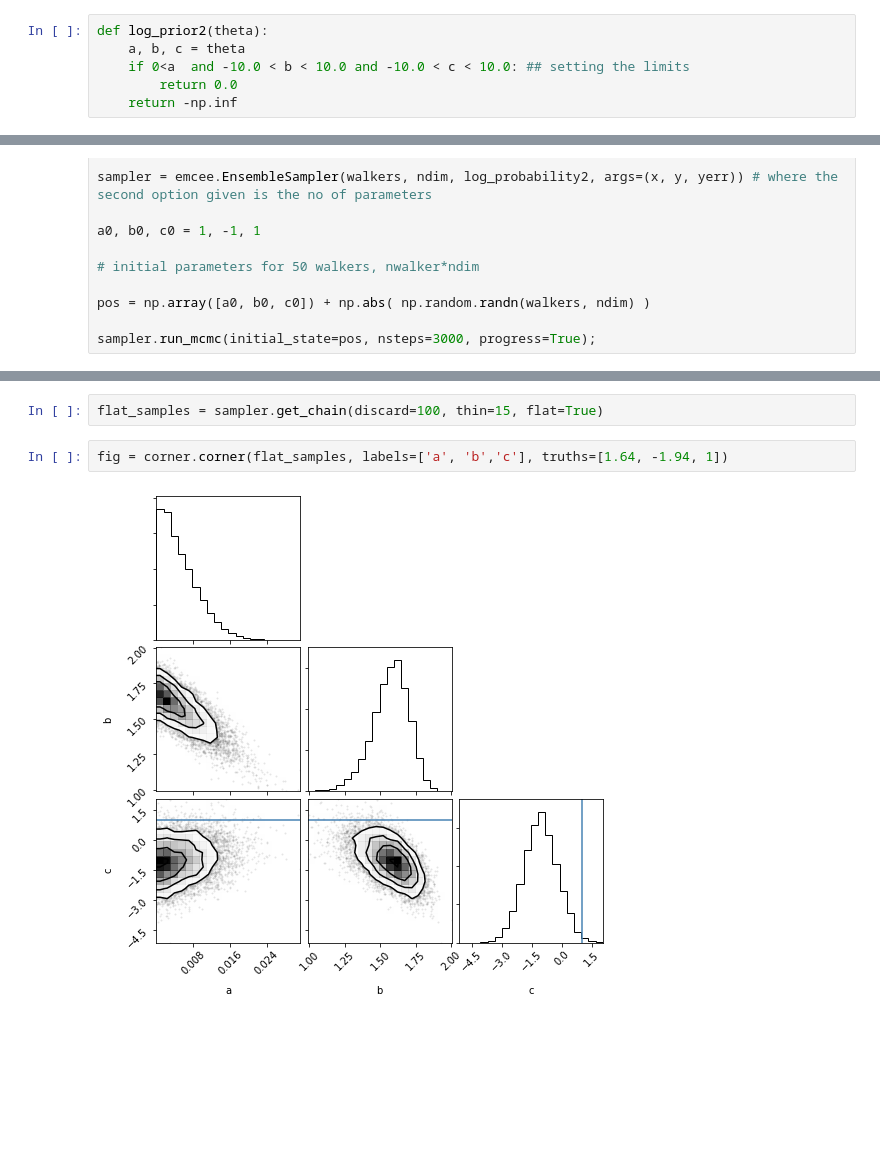
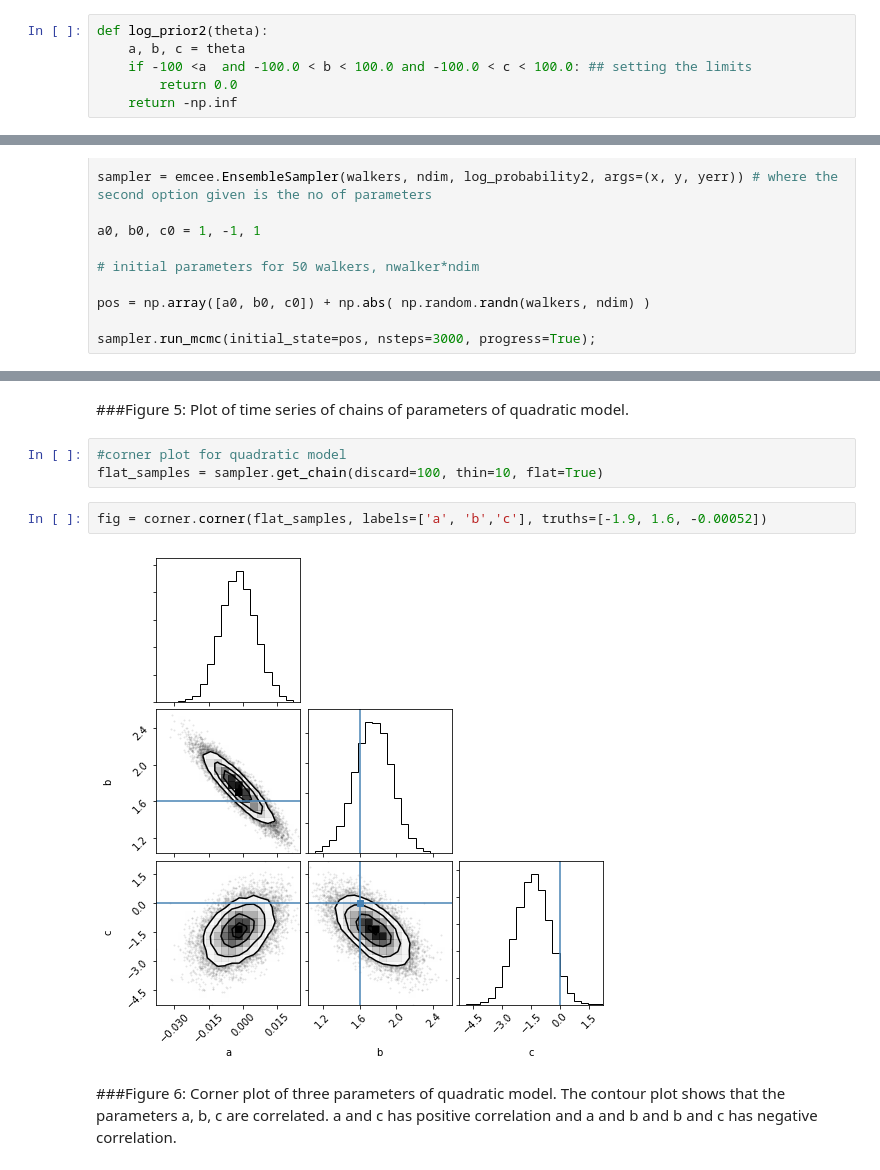
Before and after one commit to narayan-paudel/DSPS_EPAUDEL, a Jupyter notebook: HW7_ePaudel/LRtestAndMCMC.ipynb, the cells around one changed output, grey strips where cells are left out. Drawn from its saved outputs; the diff is of its cells as text; blank space fills up the shorter version.

```diff
--- a/HW7_ePaudel/LRtestAndMCMC.ipynb
+++ b/HW7_ePaudel/LRtestAndMCMC.ipynb
@@ -467,7 +469,7 @@ def log_likelihood2(theta, x, y, yerr):
 # %%
 def log_prior2(theta):
     a, b, c = theta
-    if 0<a  and -10.0 < b < 10.0 and -10.0 < c < 10.0: ## setting the limits
+    if -100 <a  and -100.0 < b < 100.0 and -100.0 < c < 100.0: ## setting the limits
         return 0.0
     return -np.inf
 # %%
@@ -513,6 +516,11 @@ axes[-1].set_xlabel("step number");
+# %% [markdown]
+###Figure 5: Plot of time series of chains of parameters of quadratic model.
 # %%
-flat_samples = sampler.get_chain(discard=100, thin=15, flat=True)
+#corner plot for quadratic model
+flat_samples = sampler.get_chain(discard=100, thin=10, flat=True)
 # %%
-fig = corner.corner(flat_samples, labels=['a', 'b','c'], truths=[1.64, -1.94, 1])
+fig = corner.corner(flat_samples, labels=['a', 'b','c'], truths=[-1.9, 1.6, -0.00052])
 # %% [output]
-[figure, old version]
+[figure, new version]
+# %% [markdown]
+###Figure 6: Corner plot of three parameters of quadratic model. The contour plot shows that the parameters a, b, c are correlated. a and c has positive correlation and a and b and b and c has negative correlation.
```
Also changed, not shown: parts of 12 cells of this notebook.
